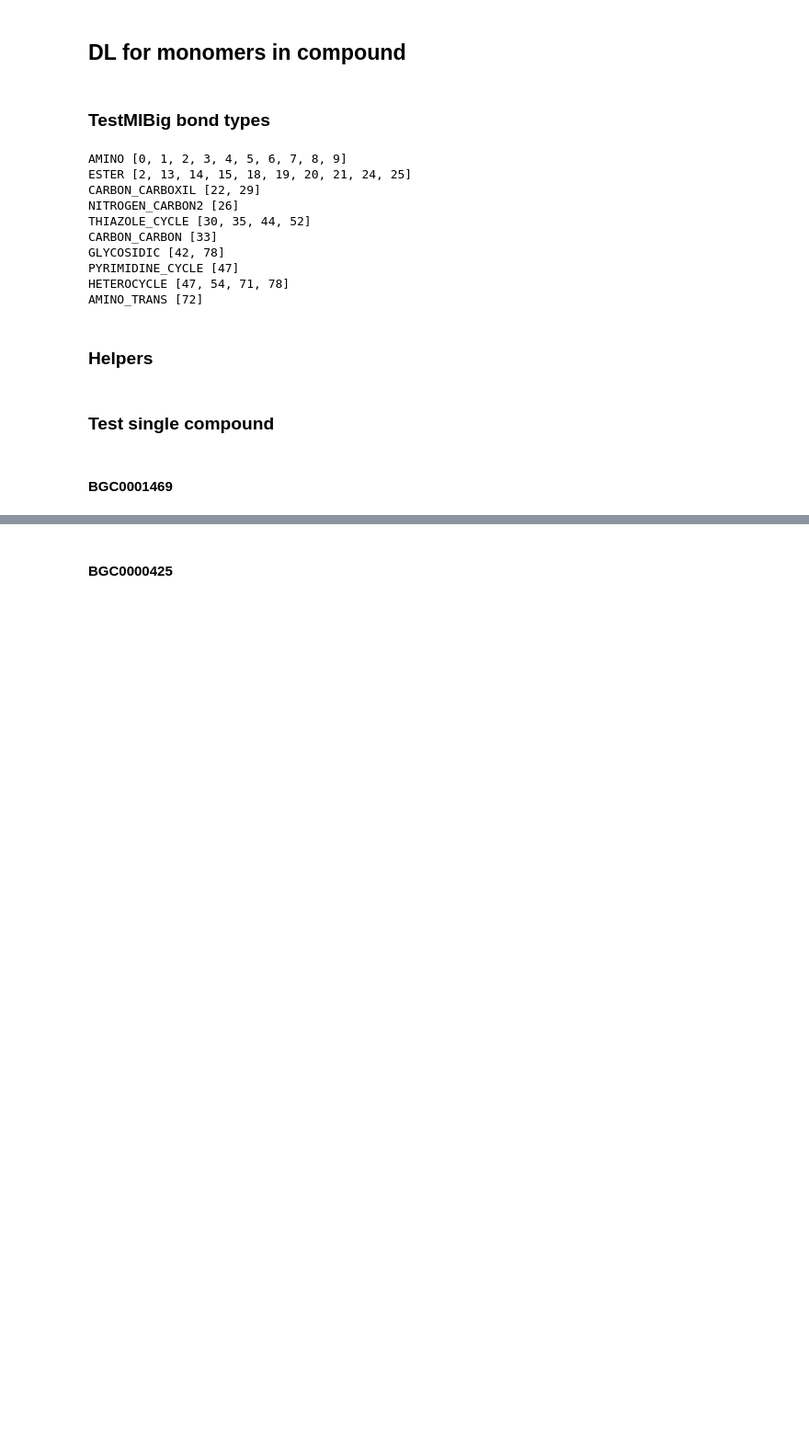
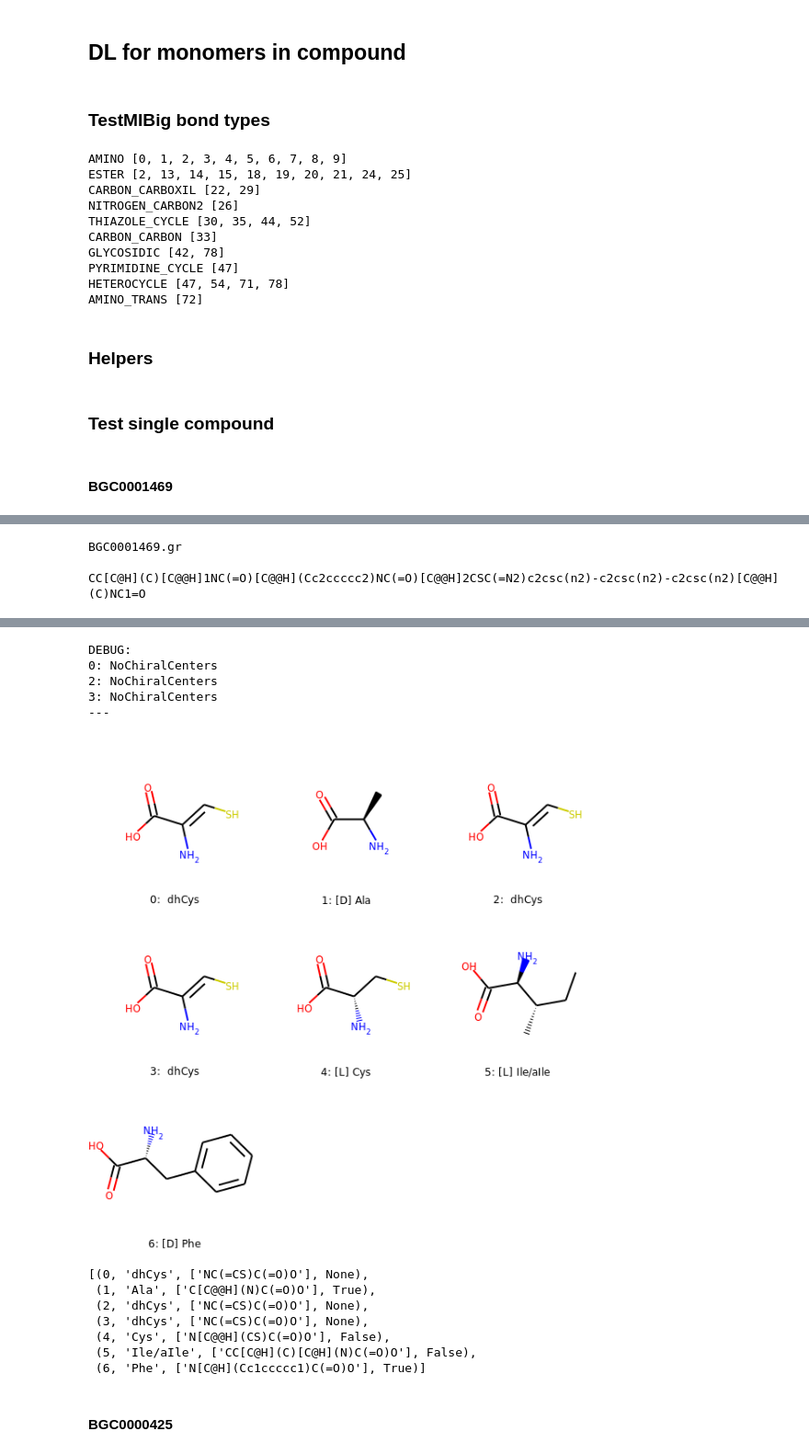
Before and after one commit to ablab/nerpa, a Jupyter notebook: scripts/DL-isomers.ipynb, the cells around one changed output, grey strips where cells are left out. Shown at 92% size. Saved outputs shown, nothing was run; the diff lists cells and outputs as text; code cells hidden in the pictures; blank space fills up the shorter version.

```diff
--- a/scripts/DL-isomers.ipynb
+++ b/scripts/DL-isomers.ipynb
@@ -201,9 +201,20 @@ def split_by_monomer_bonds(rban_record):
     return monomer_smiles_dict
 # %% [markdown]
 ### Get chirality
+# %%
+def has_chiral_centers(smi):
+    mol = rdc.MolFromSmiles(smi)
+    chiral_centers = rdc.FindMolChiralCenters(mol)
+    if not chiral_centers:
+        return False
+    return True
 # %%
 def get_monomers_chirality(rban_record, debug=False):
     monomers = rban_record['monomericGraph']['monomericGraph']['monomers']
+    if not has_chiral_centers(rban_record['isomericSmiles']):
+        if debug: print('MOL: Not a single chirality center')
+        return [None] * len(monomers)
+
     monomer_smiles_dict = split_by_monomer_bonds(rban_record)
     res = []
     for i in range(len(monomers)):
@@ -211,13 +222,13 @@ def get_monomers_chirality(rban_record, debug=False):
             res.append(get_aa_chirality(monomer_smiles_dict[i][0]))
         except NoChiralCenters:
             if debug: print(f'{i}: NoChiralCenters')
-            res.append(False)
+            res.append(None)
         except NoCarboxyl:
             if debug: print(f'{i}: NoCarboxyl')
-            res.append(False)
+            res.append(None)
         except WTF:
             print(f'{i}: WTF:', monomer_smiles_dict[i][0])
-            res.append(False)
+            res.append(None)
     return res
 # %% [markdown]
 # Tests
@@ -234,13 +245,17 @@ tests = [
     ('CC[C@H](C(=O)O)N', 'D-2-Aminobutyric acid'),
     ('C(CC(=O)O)[C@@H](C(=O)O)N', 'L-glutamic acid'),
     ('C(CC(=O)O)[C@H](C(=O)O)N', 'D-glutamic acid'),
+    ('C(CC(=O)O)[C](C(=O)O)N', 'DL-glutamic acid'),
 ]
 
 for s, n in tests:
     print(n)
     for _ in range(5):
         rs = rdc.MolToSmiles(rdc.MolFromSmiles(s), doRandom=True)
-        print(get_aa_chirality(rs), end=' ')
+        try:
+            print(get_aa_chirality(rs), end=' ')
+        except:
+            print('None', end=' ')
     print(end='\n\n')
 # %% [output]
 L-(-)-Theanine
@@ -352,3 +367,21 @@ def test_for_compound(rban_record, debug=True):
         for i, x in enumerate(monomers)
     ]
     return res
+# %%
+def test_for_bgc(bgc, bgc_to_idx):
+    compound_idx = bgc_to_idx[f'{bgc}.gr']
+
+    rban_record = mibig_results_json[compound_idx]
+    print(rban_record['id'], end='\n\n')
+    print(rban_record['isomericSmiles'], end='\n\n')
+
+    # display(get_colored_mol(rban_record))
+    display(SVG(get_colored_mol(rban_record, svg=True, resolution=(400,400))))
+
+    res = test_for_compound(rban_record)
+
+    display(
+        rdc.Draw.MolsToGridImage(
+            [rdc.MolFromSmiles(x[2][0]) for x in res],
+            legends=[f'{x[0]}: {get_DL_label(x[3])} {x[1]}' for x in res]))
+    return res
@@ -400,0 +402,7 @@ DEBUG:
+# %%
+BGC = 'BGC0001469'
+test_for_bgc(BGC, bgc_to_idx)
+# %% [output]
+BGC0001469.gr
+
+CC[C@H](C)[C@@H]1NC(=O)[C@@H](Cc2ccccc2)NC(=O)[C@@H]2CSC(=N2)c2csc(n2)-c2csc(n2)-c2csc(n2)[C@@H](C)NC1=O
@@ -401,2 +410,15 @@ DEBUG:
+DEBUG:
+0: NoChiralCenters
+2: NoChiralCenters
+3: NoChiralCenters
+---
+[figure, added]
+[(0, 'dhCys', ['NC(=CS)C(=O)O'], None),
+ (1, 'Ala', ['C[C@@H](N)C(=O)O'], True),
+ (2, 'dhCys', ['NC(=CS)C(=O)O'], None),
+ (3, 'dhCys', ['NC(=CS)C(=O)O'], None),
+ (4, 'Cys', ['N[C@@H](CS)C(=O)O'], False),
+ (5, 'Ile/aIle', ['CC[C@H](C)[C@H](N)C(=O)O'], False),
+ (6, 'Phe', ['N[C@H](Cc1ccccc1)C(=O)O'], True)]
 # %% [markdown]
 #### BGC0000425
```
Also changed, not shown: parts of 9 cells of this notebook, 1 other file.
